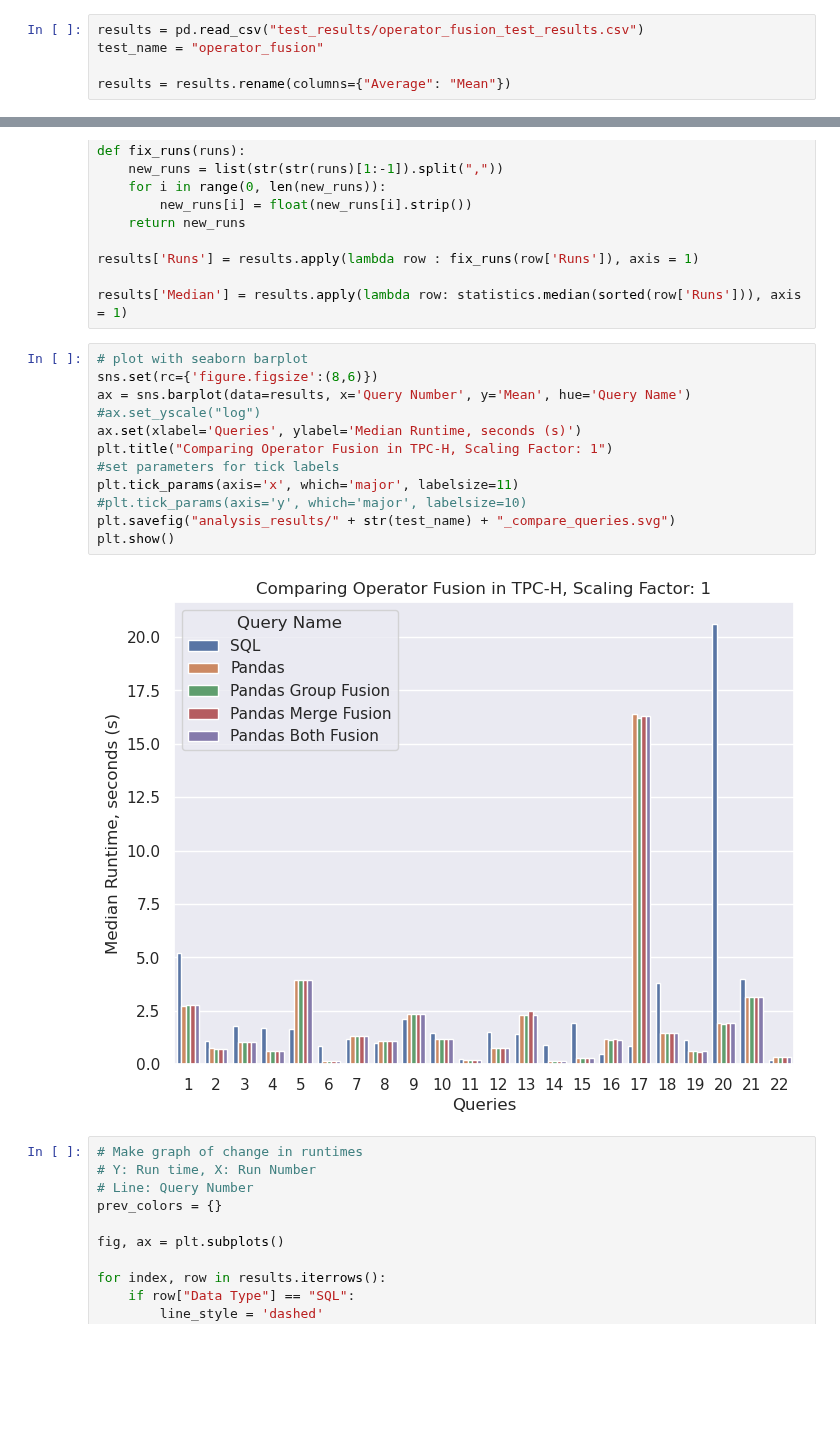
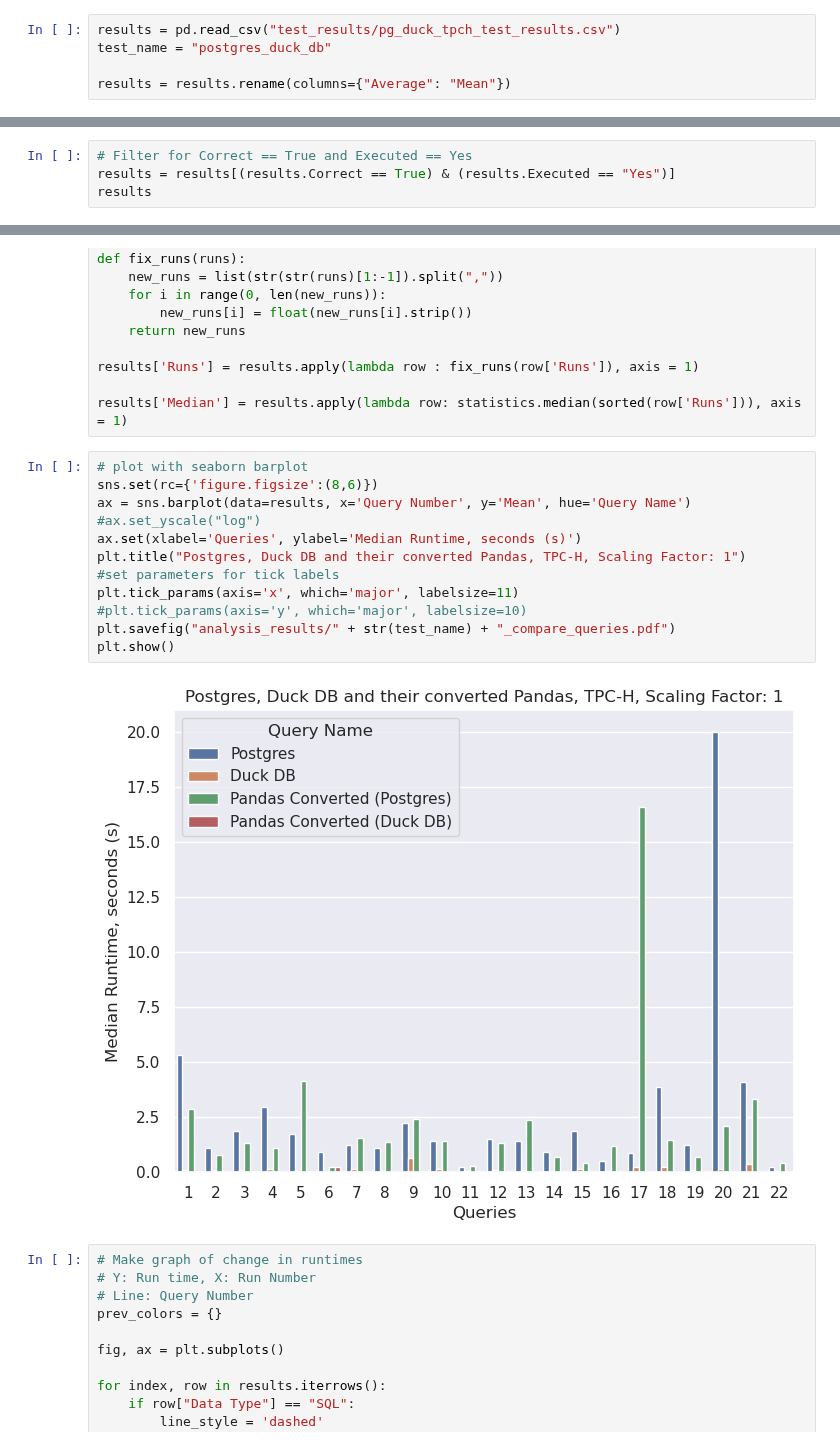
Before and after one commit to groegercesg/QueryBridge, a Jupyter notebook: benchmarking/analysis.ipynb, the cells around one changed output, grey strips where cells are left out. Cells and saved outputs as stored; diff of their text form; blank space fills up the shorter version.

Commit message:
DuckDB support confirmed working in benchmarker, wrote our big 'Postgres, DuckDB and converted test file', 1 out of 22 queries work as expected.

```diff
--- a/benchmarking/analysis.ipynb
+++ b/benchmarking/analysis.ipynb
@@ -6,8 +6,8 @@ plt.style.use('ggplot')
 import seaborn as sns
 import statistics
 # %%
-results = pd.read_csv("test_results/operator_fusion_test_results.csv")
-test_name = "operator_fusion"
+results = pd.read_csv("test_results/pg_duck_tpch_test_results.csv")
+test_name = "postgres_duck_db"
 
 results = results.rename(columns={"Average": "Mean"})
 # %%
@@ -21,0 +22,4 @@ results.head()
+# %%
+# Filter for Correct == True and Executed == Yes
+results = results[(results.Correct == True) & (results.Executed == "Yes")]
+results
@@ -40,17 +58,17 @@ results['Median'] = results.apply(lambda row: statistics.median(sorted(row['Runs
 # %%
 # plot with seaborn barplot
 sns.set(rc={'figure.figsize':(8,6)})
 ax = sns.barplot(data=results, x='Query Number', y='Mean', hue='Query Name')
 #ax.set_yscale("log")
 ax.set(xlabel='Queries', ylabel='Median Runtime, seconds (s)')
-plt.title("Comparing Operator Fusion in TPC-H, Scaling Factor: 1")
+plt.title("Postgres, Duck DB and their converted Pandas, TPC-H, Scaling Factor: 1")
 #set parameters for tick labels
 plt.tick_params(axis='x', which='major', labelsize=11)
 #plt.tick_params(axis='y', which='major', labelsize=10)
-plt.savefig("analysis_results/" + str(test_name) + "_compare_queries.svg")
+plt.savefig("analysis_results/" + str(test_name) + "_compare_queries.pdf")
 plt.show()
 # %% [output]
-[figure, old version]
+[figure, new version]
 # %%
 # Make graph of change in runtimes
 # Y: Run time, X: Run Number
```
Also changed, not shown: parts of 2 cells of this notebook, 9 other files.
